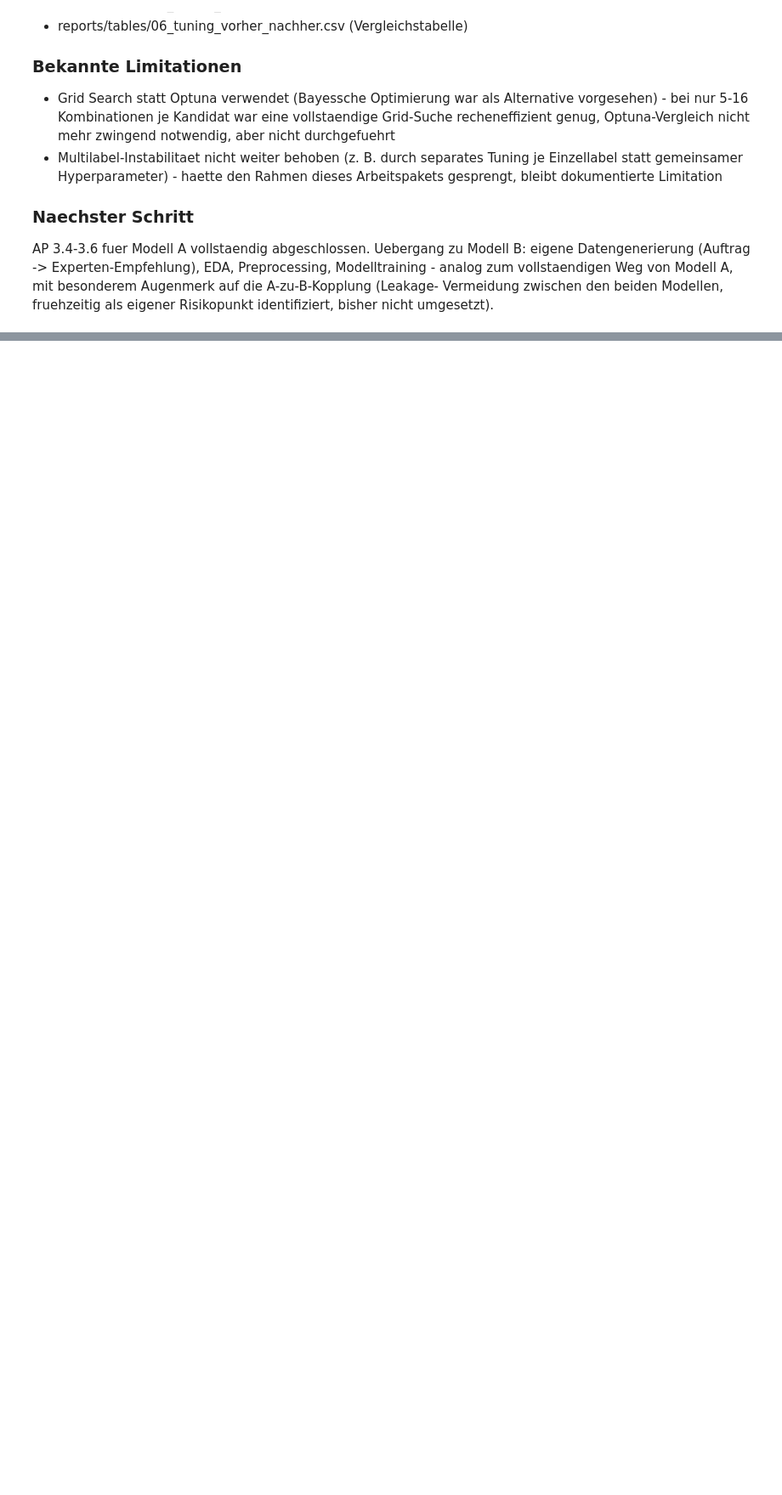
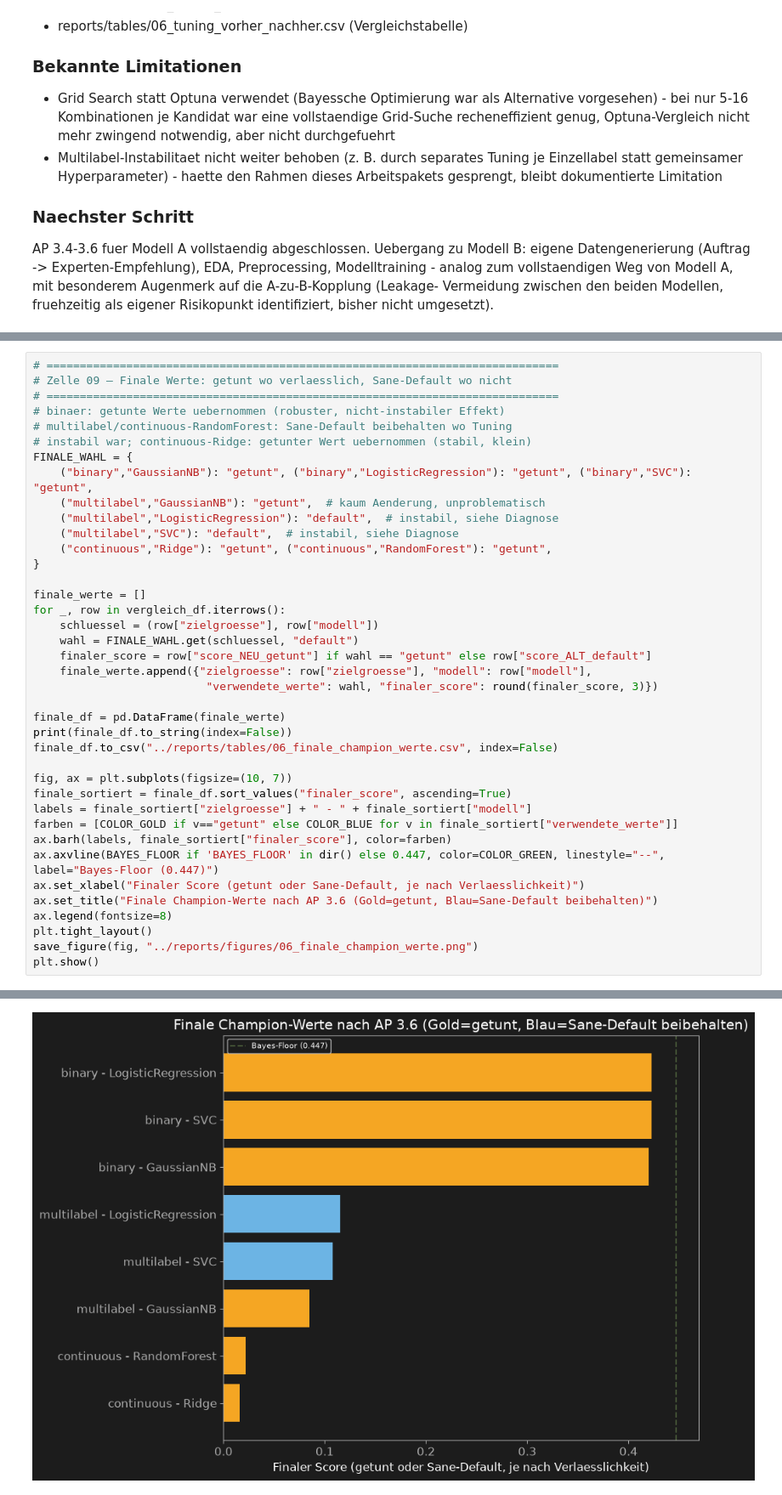
Before and after one commit to AwaTekoete/_MyExtrusionML_Synthetisch, a Jupyter notebook: notebooks/06_hyperparameter_tuning_model_a.ipynb, the cells around one changed output, grey strips where cells are left out. Shown at 85% size. Saved outputs shown, nothing was run; the diff lists cells and outputs as text; blank space fills up the shorter version.

```diff
--- a/notebooks/06_hyperparameter_tuning_model_a.ipynb
+++ b/notebooks/06_hyperparameter_tuning_model_a.ipynb
@@ -540,0 +562,40 @@ Risikopunkt identifiziert, bisher nicht umgesetzt).
+# %%
+# =============================================================================
+# Zelle 09 – Finale Werte: getunt wo verlaesslich, Sane-Default wo nicht
+# =============================================================================
+# binaer: getunte Werte uebernommen (robuster, nicht-instabiler Effekt)
+# multilabel/continuous-RandomForest: Sane-Default beibehalten wo Tuning
+# instabil war; continuous-Ridge: getunter Wert uebernommen (stabil, klein)
+FINALE_WAHL = {
+    ("binary","GaussianNB"): "getunt", ("binary","LogisticRegression"): "getunt", ("binary","SVC"): "getunt",
+    ("multilabel","GaussianNB"): "getunt",  # kaum Aenderung, unproblematisch
+    ("multilabel","LogisticRegression"): "default",  # instabil, siehe Diagnose
+    ("multilabel","SVC"): "default",  # instabil, siehe Diagnose
+    ("continuous","Ridge"): "getunt", ("continuous","RandomForest"): "getunt",
+}
+
+finale_werte = []
+for _, row in vergleich_df.iterrows():
+    schluessel = (row["zielgroesse"], row["modell"])
+    wahl = FINALE_WAHL.get(schluessel, "default")
+    finaler_score = row["score_NEU_getunt"] if wahl == "getunt" else row["score_ALT_default"]
+    finale_werte.append({"zielgroesse": row["zielgroesse"], "modell": row["modell"],
+                          "verwendete_werte": wahl, "finaler_score": round(finaler_score, 3)})
+
+finale_df = pd.DataFrame(finale_werte)
+print(finale_df.to_string(index=False))
+finale_df.to_csv("../reports/tables/06_finale_champion_werte.csv", index=False)
+
+fig, ax = plt.subplots(figsize=(10, 7))
+finale_sortiert = finale_df.sort_values("finaler_score", ascending=True)
+labels = finale_sortiert["zielgroesse"] + " - " + finale_sortiert["modell"]
+farben = [COLOR_GOLD if v=="getunt" else COLOR_BLUE for v in finale_sortiert["verwendete_werte"]]
+ax.barh(labels, finale_sortiert["finaler_score"], color=farben)
+ax.axvline(BAYES_FLOOR if 'BAYES_FLOOR' in dir() else 0.447, color=COLOR_GREEN, linestyle="--", label="Bayes-Floor (0.447)")
+ax.set_xlabel("Finaler Score (getunt oder Sane-Default, je nach Verlaesslichkeit)")
+ax.set_title("Finale Champion-Werte nach AP 3.6 (Gold=getunt, Blau=Sane-Default beibehalten)")
+ax.legend(fontsize=8)
+plt.tight_layout()
+save_figure(fig, "../reports/figures/06_finale_champion_werte.png")
+plt.show()
+# %% [output]
@@ -540,0 +611 @@ Risikopunkt identifiziert, bisher nicht umgesetzt).
+[figure, added]
```
Also changed, not shown: parts of 5 cells of this notebook.
